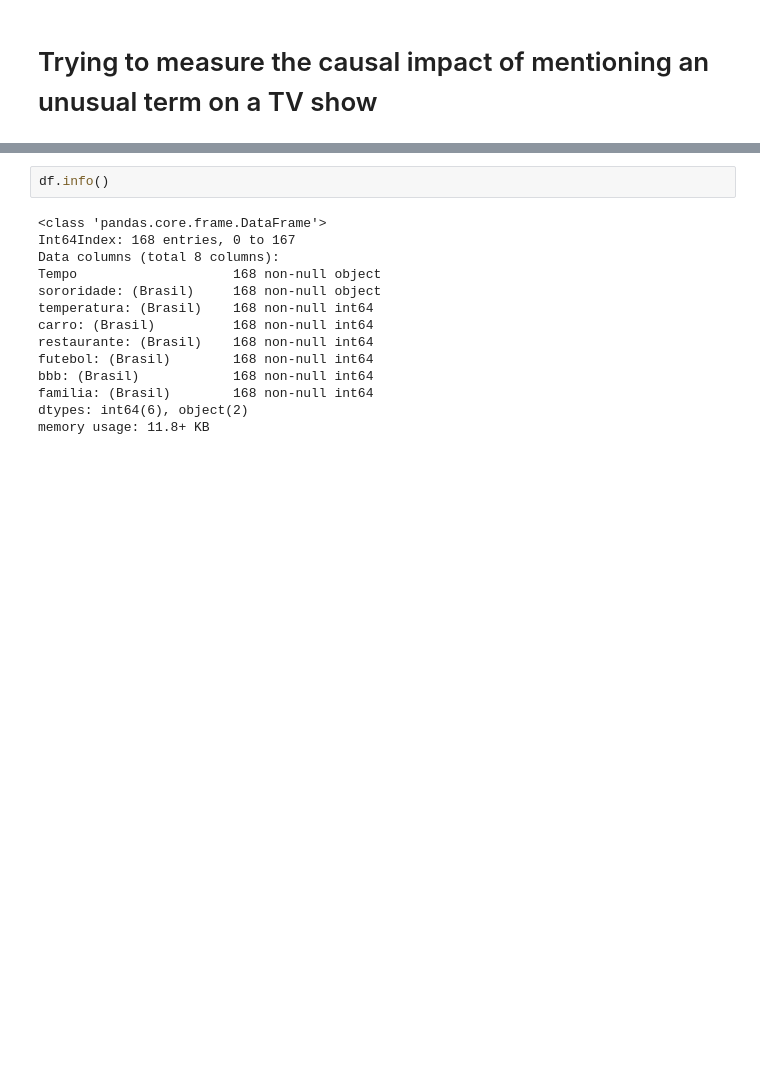
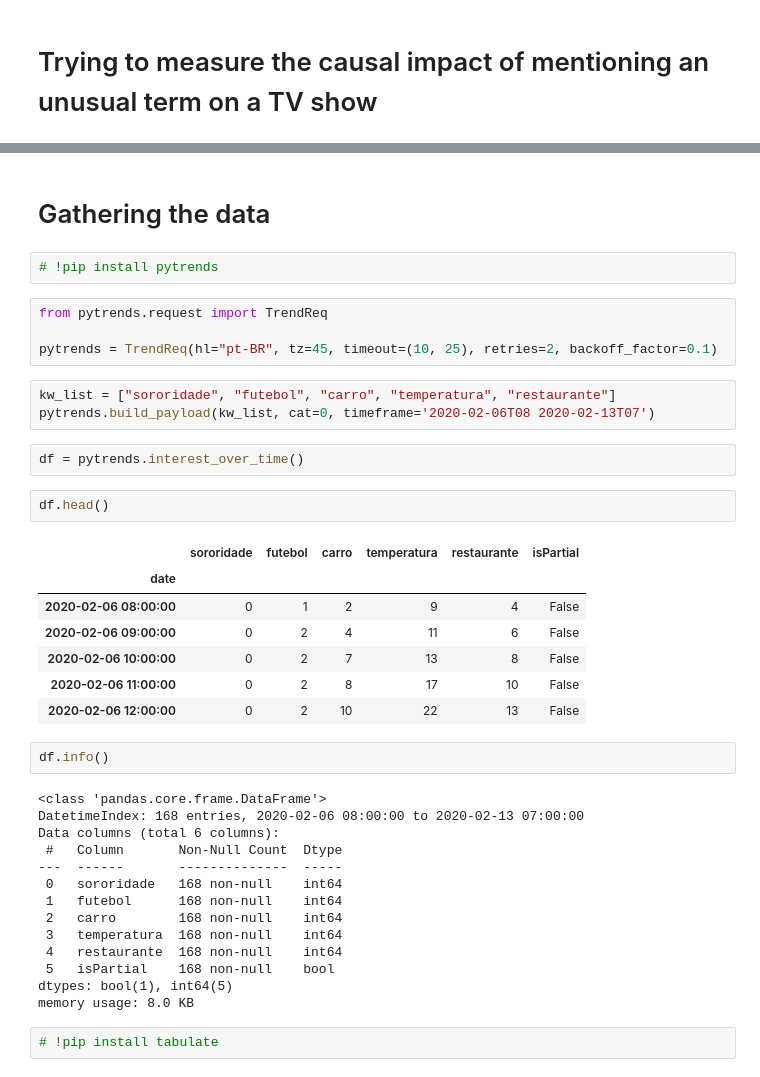
Before and after one commit to millengustavo/trends-causal-impact, a Jupyter notebook: causal-searches.ipynb, the cells around one changed output, grey strips where cells are left out. Drawn from its saved outputs; the diff is of its cells as text; blank space fills up the shorter version.

Commit message:
added pytrends code

```diff
--- a/causal-searches.ipynb
+++ b/causal-searches.ipynb
@@ -35,16 +15,41 @@ df = (pd.read_csv("data/sororidade.csv", skiprows=1)
+# %% [markdown]
+# Gathering the data
+# %%
+# !pip install pytrends
+# %%
+from pytrends.request import TrendReq
+
+pytrends = TrendReq(hl="pt-BR", tz=45, timeout=(10, 25), retries=2, backoff_factor=0.1)
+# %%
+kw_list = ["sororidade", "futebol", "carro", "temperatura", "restaurante"]
+pytrends.build_payload(kw_list, cat=0, timeframe='2020-02-06T08 2020-02-13T07')
+# %%
+df = pytrends.interest_over_time()
+# %%
+df.head()
+# %% [output]
+|  | sororidade | futebol | carro | temperatura | restaurante | isPartial |
+| date |  |  |  |  |  |  |
+| 2020-02-06 08:00:00 | 0 | 1 | 2 | 9 | 4 | False |
+| 2020-02-06 09:00:00 | 0 | 2 | 4 | 11 | 6 | False |
+| 2020-02-06 10:00:00 | 0 | 2 | 7 | 13 | 8 | False |
+| 2020-02-06 11:00:00 | 0 | 2 | 8 | 17 | 10 | False |
+| 2020-02-06 12:00:00 | 0 | 2 | 10 | 22 | 13 | False |
 # %%
 df.info()
 # %% [output]
 <class 'pandas.core.frame.DataFrame'>
-Int64Index: 168 entries, 0 to 167
-Data columns (total 8 columns):
-Tempo                    168 non-null object
-sororidade: (Brasil)     168 non-null object
-temperatura: (Brasil)    168 non-null int64
-carro: (Brasil)          168 non-null int64
-restaurante: (Brasil)    168 non-null int64
-futebol: (Brasil)        168 non-null int64
-bbb: (Brasil)            168 non-null int64
-familia: (Brasil)        168 non-null int64
-dtypes: int64(6), object(2)
-memory usage: 11.8+ KB
+DatetimeIndex: 168 entries, 2020-02-06 08:00:00 to 2020-02-13 07:00:00
+Data columns (total 6 columns):
+ #   Column       Non-Null Count  Dtype
+---  ------       --------------  -----
+ 0   sororidade   168 non-null    int64
+ 1   futebol      168 non-null    int64
+ 2   carro        168 non-null    int64
+ 3   temperatura  168 non-null    int64
+ 4   restaurante  168 non-null    int64
+ 5   isPartial    168 non-null    bool
+dtypes: bool(1), int64(5)
+memory usage: 8.0 KB
+# %%
+# !pip install tabulate
```
Also changed, not shown: parts of 24 cells of this notebook.
